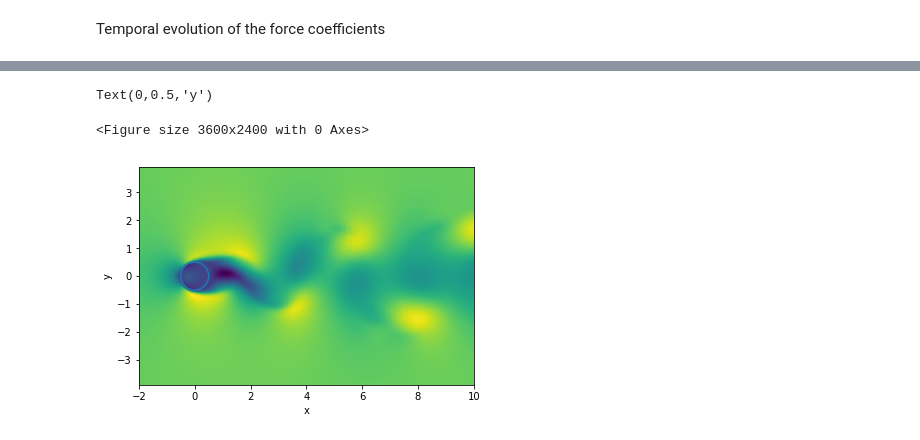
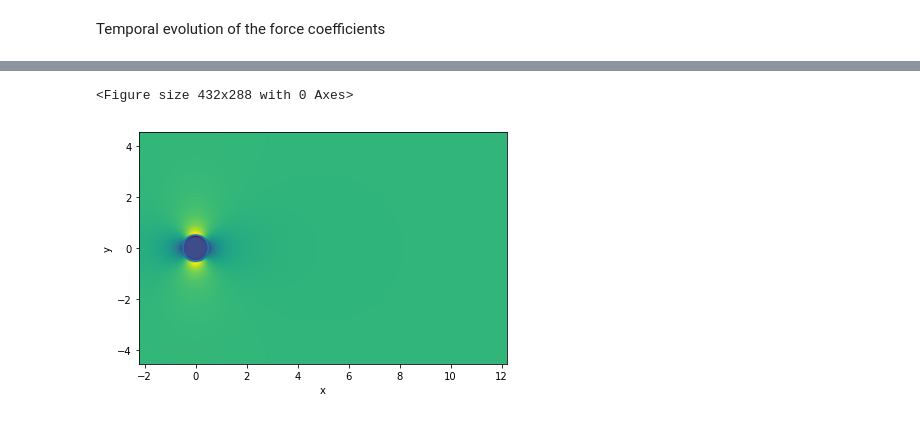
Before and after one commit to Mopolino8/ibmos, a Jupyter notebook: examples/1-Basic/14-CylinderRe200.ipynb, the cells around one changed output, grey strips where cells are left out. Cells and saved outputs as stored; diff of their text form; code cells hidden in the pictures.

```diff
--- a/examples/1-Basic/14-CylinderRe200.ipynb
+++ b/examples/1-Basic/14-CylinderRe200.ipynb
@@ -20,7 +20,7 @@ x = np.r_[-s2[::-1], s1[1:]]
 s = ib.stretching(192, 0.033, 0.20, int(0.5/0.033+16), 16, 16, 0.04)
 y = np.r_[-s[::-1], s[1:]]
 
-solver = ib.Solver(x, y, iRe=1/200.0, Co=0.4)
+solver = ib.Solver(x, y, iRe=1/200.0, Co=0.015/0.033)
 # %% [markdown]
 ## Immersed boundaries
 # %%
@@ -39,0 +42,6 @@ sBC = ((np.zeros(solver.solids[0].l), np.zeros(solver.solids[0].l)), )
+# %%
+u, v, p, *f = solver.reshape(*solver.unpack(solver.zero()))
+c, r, ϵ = -10, 1.0, 0.01
+u[:,:] = 1.0-ϵ*solver.fluid.u.y[:,np.newaxis]*np.exp(-((solver.fluid.u.x[np.newaxis,:]-c)**2 + solver.fluid.u.y[:,np.newaxis]**2)/r**2)
+v[:,:] = ϵ*(solver.fluid.v.x[np.newaxis,:]-c)*np.exp(-((solver.fluid.v.x[np.newaxis,:]-c)**2 + solver.fluid.v.y[:,np.newaxis]**2)/r**2)
+x0 = solver.pack(u, v, p, f)
@@ -40,7 +52,8 @@ sBC = ((np.zeros(solver.solids[0].l), np.zeros(solver.solids[0].l)), )
 # %% [markdown]
 ## Unsteady simulation
 # %%
-%time x, t, infodict = solver.steps(solver.zero(), uBC, vBC, sBC, outflowEast=True, \
-                                    number=int(400/solver.dt), verbose=int(10/solver.dt))
+%%time
+x, t, infodict = solver.steps(x0, uBC, vBC, sBC, outflowEast=True,
+                              saveEvery=5, number=int(100/solver.dt), verbose=int(1.5/solver.dt))
 # %% [output]
        k            t          x_2       dxdt_2  cylinder_fx  cylinder_fy  Uinf@outlet
@@ -106,24 +99,24 @@ from IPython.display import HTML
 from matplotlib import animation
 %config InlineBackend.figure_format = 'png'
 # %%
-plt.figure(dpi=600)
+plt.figure()
 fig, ax = plt.subplots()
 quad = ax.pcolormesh(solver.fluid.u.x, solver.fluid.u.y,
-                     solver.reshape(*solver.unpack(xanim[0]))[0],
+                     solver.reshape(*solver.unpack(x[0]))[0],
                      rasterized=True, shading='gouraud')
 
 for solid in solver.solids:
     plt.plot(solid.ξ, solid.η)
 
 ax.axis('equal')
-ax.set_xlim(-2, 10)
-ax.set_ylim(-2, 2)
 ax.set_xlabel('x')
 ax.set_ylabel('y')
+ax.set_xlim(-2, 12)
+ax.set_ylim(-2, 2)
+fig.tight_layout()
 # %% [output]
-Text(0,0.5,'y')
+<Figure size 432x288 with 0 Axes>
-<Figure size 3600x2400 with 0 Axes>
-[figure, old version]
+[figure, new version]
 # %%
 def init():
     quad.set_array([])
```
Also changed, not shown: parts of 10 cells of this notebook.
